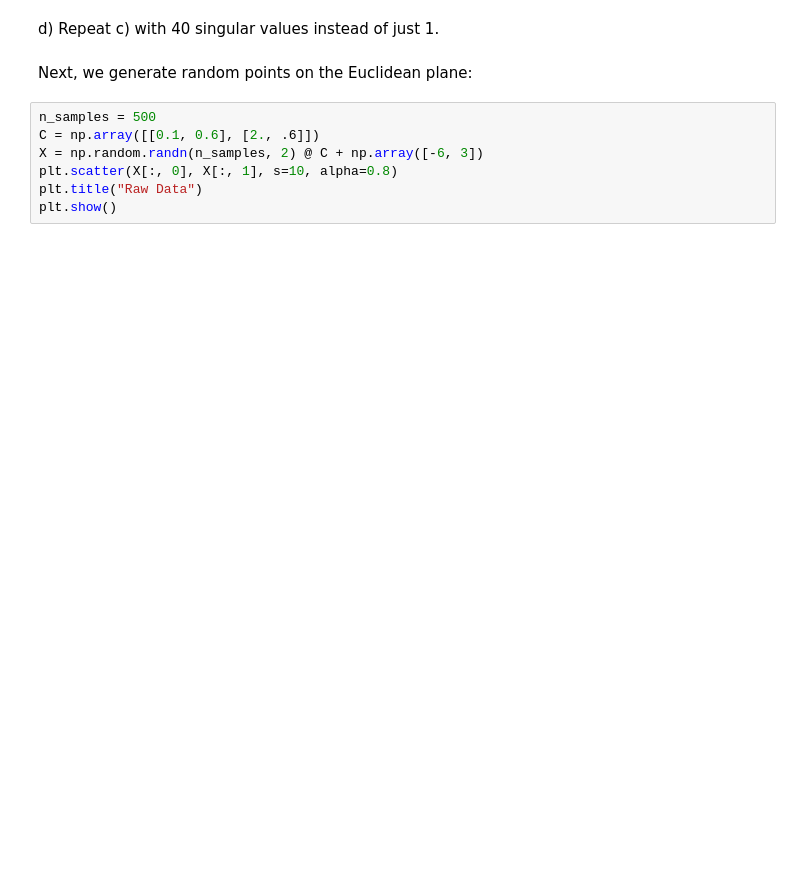
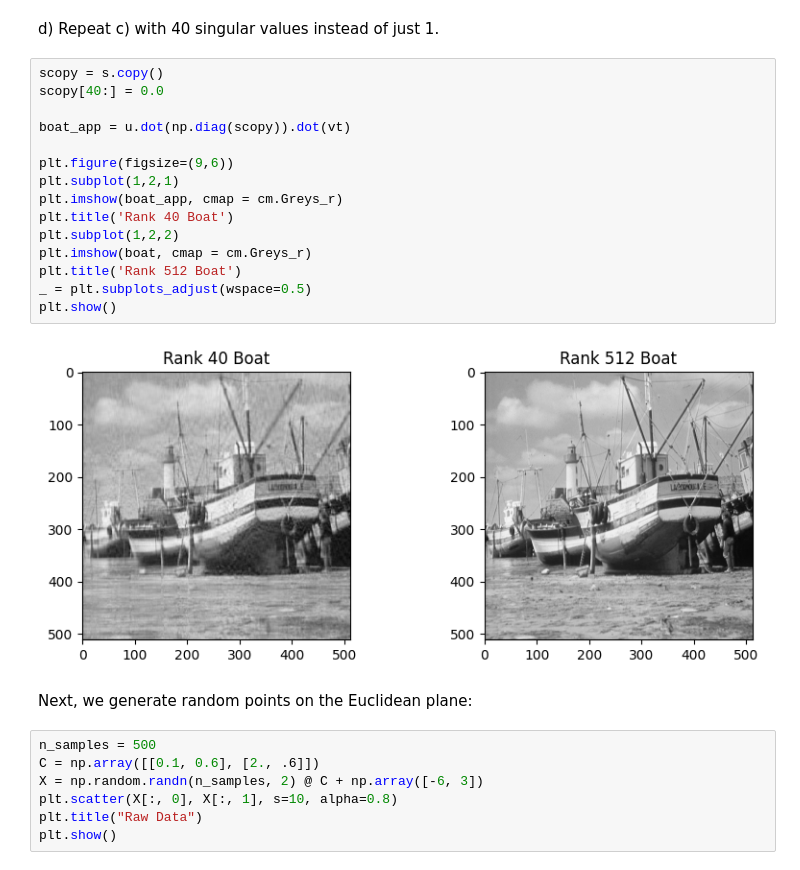
Before and after one commit to sj0726/CS506-Fall2022, a Jupyter notebook: worksheets/worksheet_08.ipynb, the cells around one changed output. Cells and saved outputs as stored; diff of their text form; blank space fills up the shorter version.

```diff
--- a/worksheets/worksheet_08.ipynb
+++ b/worksheets/worksheet_08.ipynb
@@ -55,5 +62,22 @@ plt.show()
 # %% [markdown]
 d) Repeat c) with 40 singular values instead of just 1.
+# %%
+scopy = s.copy()
+scopy[40:] = 0.0
+
+boat_app = u.dot(np.diag(scopy)).dot(vt)
+
+plt.figure(figsize=(9,6))
+plt.subplot(1,2,1)
+plt.imshow(boat_app, cmap = cm.Greys_r)
+plt.title('Rank 40 Boat')
+plt.subplot(1,2,2)
+plt.imshow(boat, cmap = cm.Greys_r)
+plt.title('Rank 512 Boat')
+_ = plt.subplots_adjust(wspace=0.5)
+plt.show()
+# %% [output]
+[figure, added]
 # %% [markdown]
 Next, we generate random points on the Euclidean plane:
 # %%
```
Also changed, not shown: parts of 7 cells of this notebook.
